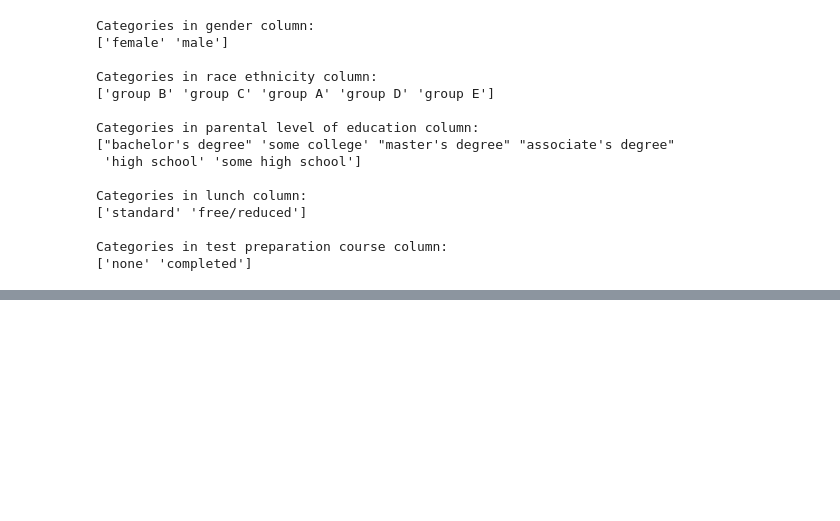
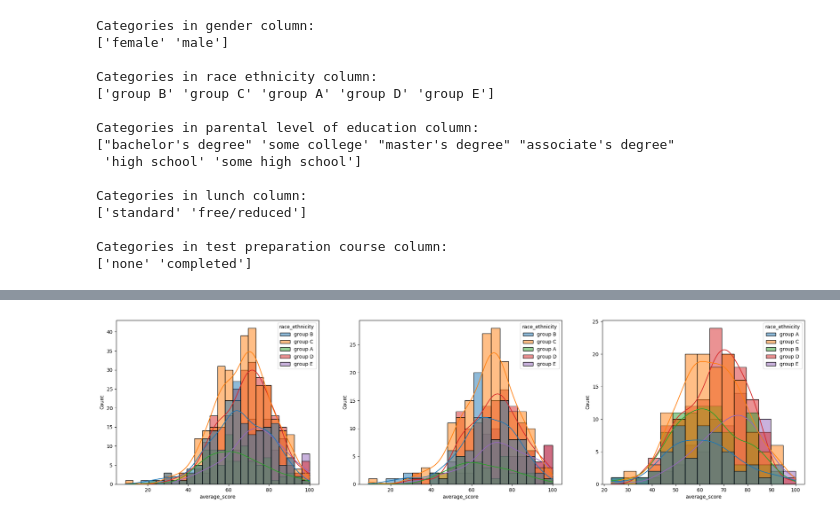
Before and after one commit to mukeshSankalamaddi/mlprojects, a Jupyter notebook: notebook/EDA STUDENT PERFORMANCE.ipynb, the cells around one changed output, grey strips where cells are left out. Cells and saved outputs as stored; diff of their text form; code cells hidden in the pictures; blank space fills up the shorter version.

```diff
--- a/notebook/EDA STUDENT PERFORMANCE.ipynb
+++ b/notebook/EDA STUDENT PERFORMANCE.ipynb
@@ -178,0 +286,11 @@ Categories in test preparation course column:
+# %%
+plt.subplots(1,3,figsize=(25,6))
+plt.subplot(131)
+ax=sns.histplot(data=df,x='average_score',kde=True,hue='race_ethnicity')
+plt.subplot(132)
+ax=sns.histplot(data=df[df.gender=='female'],x='average_score',kde=True,hue='race_ethnicity')
+plt.subplot(133)
+ax=sns.histplot(data=df[df.gender=='male'],x='average_score',kde=True,hue='race_ethnicity')
+plt.show()
+# %% [output]
+[figure, added]
```
Also changed, not shown: parts of 23 cells of this notebook.
